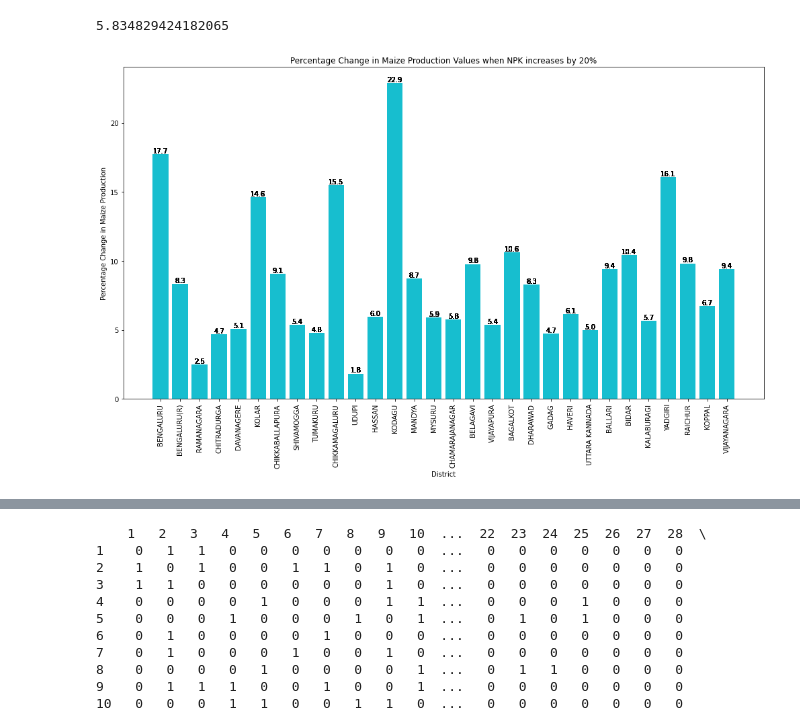
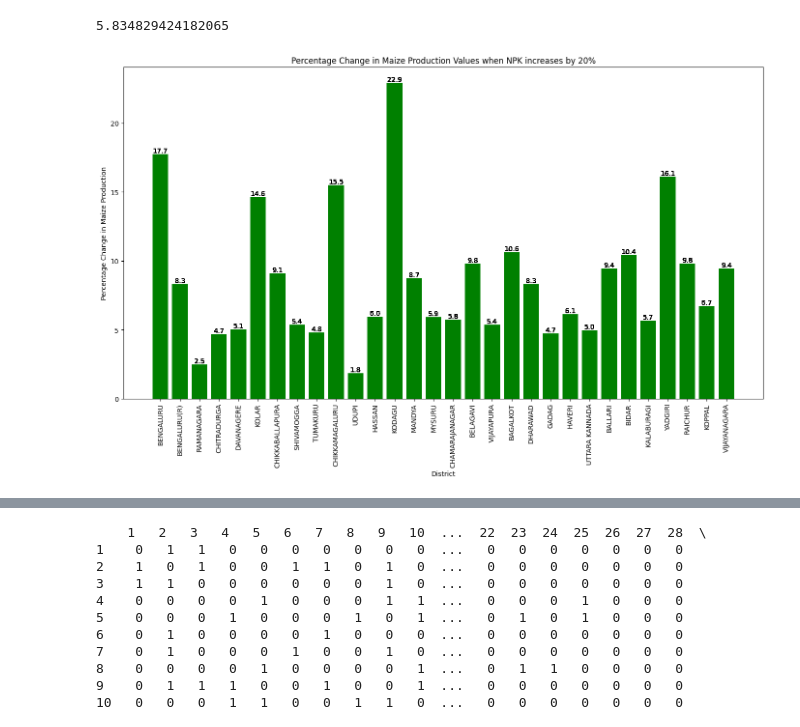
Before and after one commit to WSL-IIITB/WSL_IM_24-25, a Jupyter notebook: 1D_DIA_Maize.ipynb, the cells around one changed output, grey strips where cells are left out. Cells and saved outputs as stored; diff of their text form; code cells hidden in the pictures.

```diff
--- a/1D_DIA_Maize.ipynb
+++ b/1D_DIA_Maize.ipynb
@@ -241,7 +272,7 @@ print(get_slope("NPK"))
 import matplotlib.pyplot as plt
 import numpy as np
 
-def calculate_and_visualize(perturbation, crop, Working_Directory, what):
+def calculate_and_visualize(perturbation, crop, Working_Directory, what,Vis): # Vis is True is visualization is needed, else false
     # Mapping of factor names based on 'what'
     factor_mapping = {
         'NPK': 'TotalNPK',
@@ -251,56 +282,57 @@ def calculate_and_visualize(perturbation, crop, Working_Directory, what):
 
     # Dynamically select the correct factor and slope column based on 'what'
     factor_name = factor_mapping[what]
     production_col = f'{crop}_Production'
     slope = get_slope(what)
 
     # Calculate the factor
     factor = Working_Directory[factor_name]
 
     # Initialize an empty list for new values
     New_values = []
 
-    # Calculate new values based on the provided formula
+    # Predict the new crop production values based on the pertubation on the given factor
     for i in range(len(Working_Directory['District'])):
         y_new = Working_Directory[production_col][i] + slope * (perturbation * factor[i] / 100)
         New_values.append(int(y_new))
 
-    # Add the new values to the DataFrame with a specific column name
+    # Calculate the change in crop production after the perturbation ( delta_y )
     Working_Directory[f'{crop[0].upper()} - {what} {perturbation}'] = New_values
     Working_Directory['Change'] =  ((New_values - Working_Directory[production_col])/Working_Directory[production_col])*100
 
     # Ensure all values are finite
     Working_Directory = Working_Directory.replace([np.inf, -np.inf], np.nan).dropna(subset=['Change'])
 
-    # Visualization with color-coded zones
-    plt.figure(figsize=(14, 9))
-    for zone in Working_Directory['District'].unique():
-        bars = plt.bar(Working_Directory['District'],
-                       Working_Directory['Change'],
-                       label=zone)
+    if(Vis is True):
+        # Visualization of the percentage changes for all the districts
+        plt.figure(figsize=(14, 9))
+        for zone in Working_Directory['District'].unique():
+            bars = plt.bar(Working_Directory['District'],
+                        Working_Directory['Change'],
+                           color = 'green',
+                        label=zone)
 
-        # Add value labels to the bars
-        for bar, value in zip(bars, Working_Directory['Change']):
-            plt.text(bar.get_x() + bar.get_width() / 2,
-                     bar.get_height(),
-                     f'{value:.1f}',
-                     ha='center',
-                     va='bottom',
-                     fontsize=10)
+            # Add value labels to the bars
+            for bar, value in zip(bars, Working_Directory['Change']):
+                plt.text(bar.get_x() + bar.get_width() / 2,
+                        bar.get_height(),
+                        f'{value:.1f}',
+                        ha='center',
+                        va='bottom',
+                        fontsize=10)
 
-    plt.xlabel('District')
-    plt.ylabel(f'Percentage Change in {crop} Production')
-    plt.title(f'Percentage Change in {crop} Production Values when {what} increases by {perturbation}%')
-    plt.xticks(rotation=90)
-    plt.tight_layout()
-    plt.show()
+        plt.xlabel('District')
+        plt.ylabel(f'Percentage Change in {crop} Production')
+        plt.title(f'Percentage Change in {crop} Production Values when {what} increases by {perturbation}%')
+        plt.xticks(rotation=90)
+        plt.tight_layout()
+        plt.show()
 
 # Example usage:
 perturbation = 20
 what = 'NPK'  # Factor to be used
-crop = 'Maize'  # Or 'Maize'
+crop = 'Maize'
 
-# Assuming Working_Directory is a DataFrame that has all necessary columns defined
-calculate_and_visualize(perturbation, crop, Working_Directory, what)
+calculate_and_visualize(perturbation, crop, Working_Directory, what,True)
 # %% [output]
-[figure, old version]
+[figure, new version]
```
Also changed, not shown: parts of 16 cells of this notebook, 15 other files.
